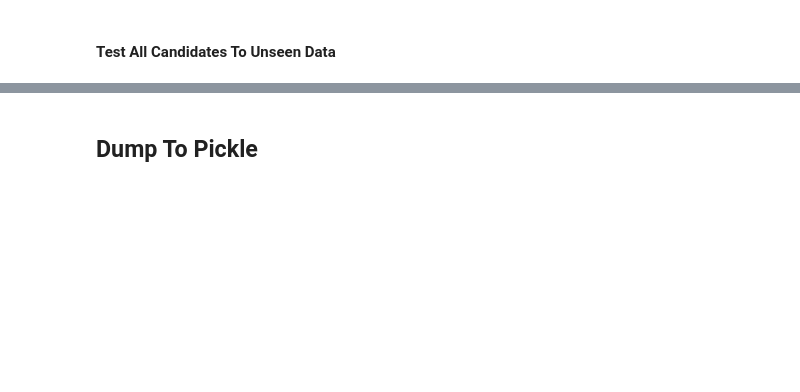
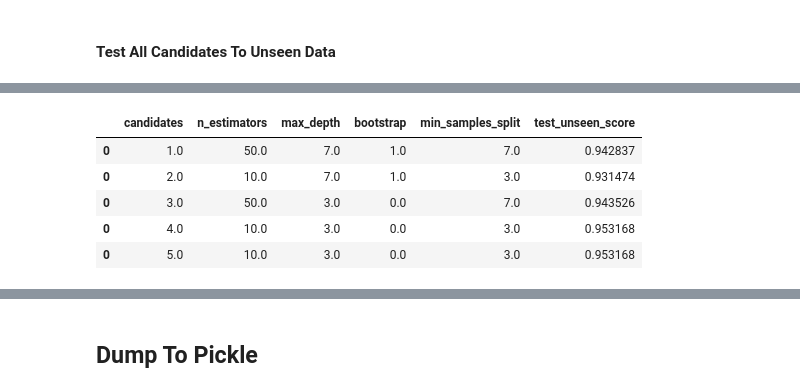
Before and after one commit to bahyhelmihp/web-crawler, a Jupyter notebook: api/datasets/Modelling-RandomForest.ipynb, the cells around one changed output, grey strips where cells are left out. Saved outputs shown, nothing was run; the diff lists cells and outputs as text; code cells hidden in the pictures; blank space fills up the shorter version.

```diff
--- a/api/datasets/Modelling-RandomForest.ipynb
+++ b/api/datasets/Modelling-RandomForest.ipynb
@@ -244 +272,17 @@ False Negative: 3
 ==============================
+# %%
+## Result table all training data test to unseen test data
+df_test_unseen_result = pd.DataFrame({"candidates": df_outer_fold_result['outer_fold'], \
+                                      "n_estimators": df_outer_fold_result['n_estimators'], \
+                                      "max_depth": df_outer_fold_result['max_depth'],\
+                                      "bootstrap": df_outer_fold_result['bootstrap'],\
+                                      "min_samples_split": df_outer_fold_result['min_samples_split'],\
+                                      "test_unseen_score": pred_auc})
+df_test_unseen_result
+# %% [output]
+|  | candidates | n_estimators | max_depth | bootstrap | min_samples_split | test_unseen_score |
+| 0 | 1.0 | 50.0 | 7.0 | 1.0 | 7.0 | 0.942837 |
+| 0 | 2.0 | 10.0 | 7.0 | 1.0 | 3.0 | 0.931474 |
+| 0 | 3.0 | 50.0 | 3.0 | 0.0 | 7.0 | 0.943526 |
+| 0 | 4.0 | 10.0 | 3.0 | 0.0 | 3.0 | 0.953168 |
+| 0 | 5.0 | 10.0 | 3.0 | 0.0 | 3.0 | 0.953168 |
```
Also changed, not shown: parts of 20 cells of this notebook, 4 other files.
